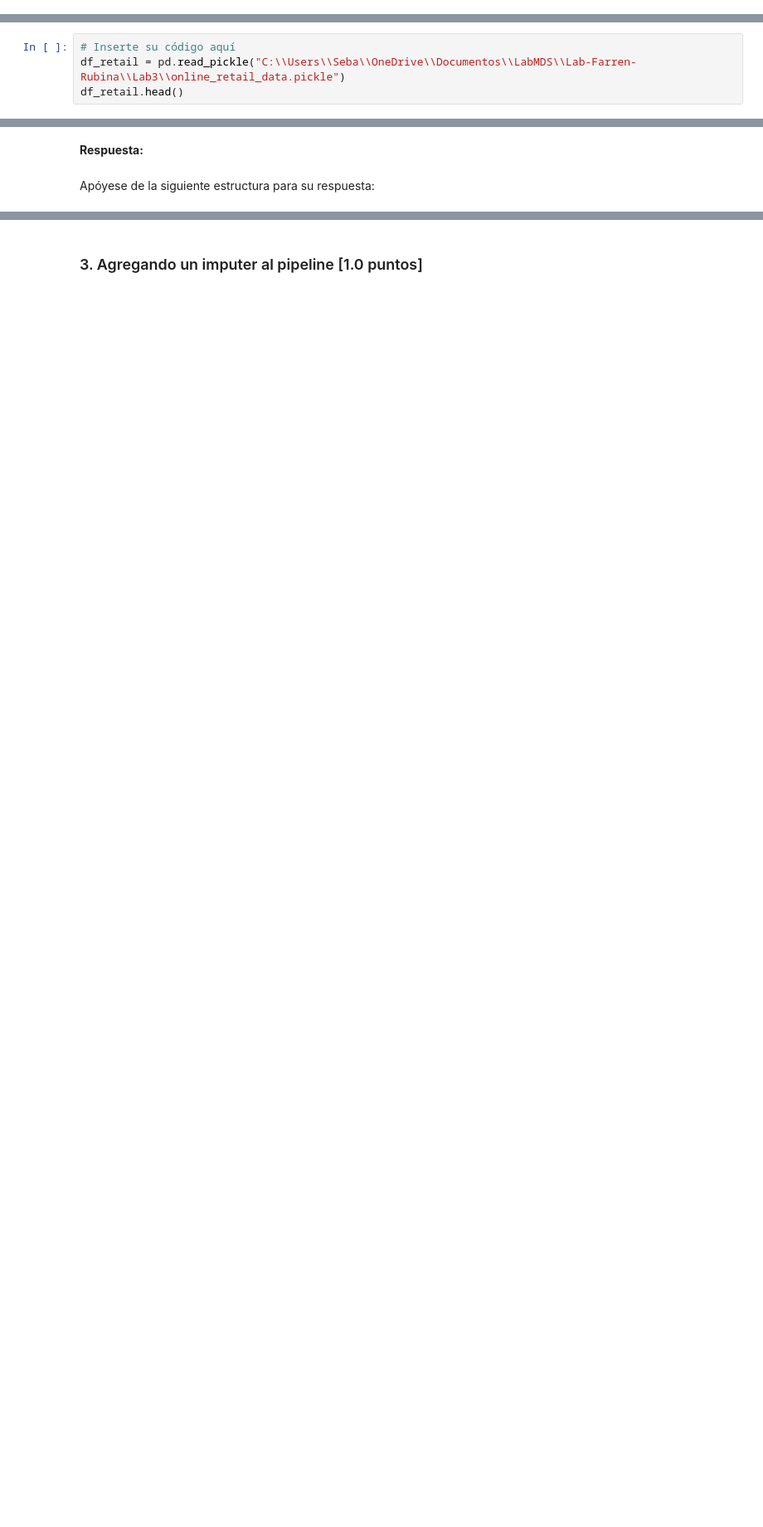
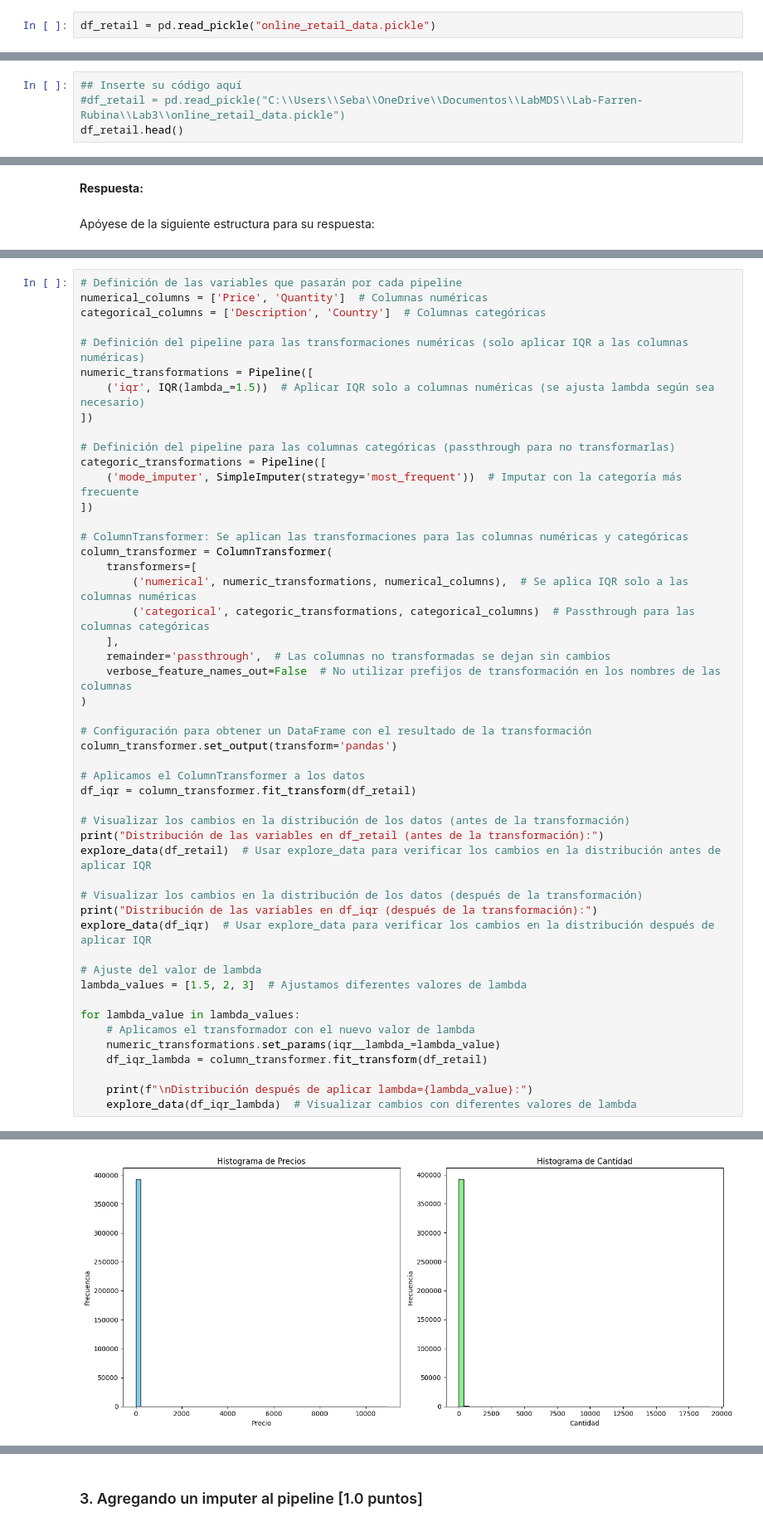
Before and after one commit to MacFarren/Lab-Farren-Rubina, a Jupyter notebook: Lab3/Lab3_Enunciado.ipynb, the cells around one changed output, grey strips where cells are left out. Shown at 83% size. Cells and saved outputs as stored; diff of their text form; blank space fills up the shorter version.

```diff
--- a/Lab3/Lab3_Enunciado.ipynb
+++ b/Lab3/Lab3_Enunciado.ipynb
@@ -75,3 +88,5 @@ Ignorando conexión drive-colab
+# %%
+df_retail = pd.read_pickle("online_retail_data.pickle")
 # %% [markdown]
 # Feature engineering en datos de retail 🛍️
 # %% [markdown]
@@ -85,8 +100,8 @@ Mr. Cheems, gerente de una cotizada tienda de retail en Europa, les solicita si
 
 Por ello, el área de ventas les entrega archivo llamado `online_retail_data.pickle` el cual usted decide cargar a continuación.
 # %%
-# Inserte su código aquí
-df_retail = pd.read_pickle("C:\\Users\\Seba\\OneDrive\\Documentos\\LabMDS\\Lab-Farren-Rubina\\Lab3\\online_retail_data.pickle")
+## Inserte su código aquí
+#df_retail = pd.read_pickle("C:\\Users\\Seba\\OneDrive\\Documentos\\LabMDS\\Lab-Farren-Rubina\\Lab3\\online_retail_data.pickle")
 df_retail.head()
 # %% [output]
 |  | Invoice | StockCode | Description | Quantity | InvoiceDate | Price | Customer ID | Country |
@@ -299,0 +348,50 @@ df_iqr = (...)
+# %%
+# Definición de las variables que pasarán por cada pipeline
+numerical_columns = ['Price', 'Quantity']  # Columnas numéricas
+categorical_columns = ['Description', 'Country']  # Columnas categóricas
+
+# Definición del pipeline para las transformaciones numéricas (solo aplicar IQR a las columnas numéricas)
+numeric_transformations = Pipeline([
+    ('iqr', IQR(lambda_=1.5))  # Aplicar IQR solo a columnas numéricas (se ajusta lambda según sea necesario)
+])
+
+# Definición del pipeline para las columnas categóricas (passthrough para no transformarlas)
+categoric_transformations = Pipeline([
+    ('mode_imputer', SimpleImputer(strategy='most_frequent'))  # Imputar con la categoría más frecuente
+])
+
+# ColumnTransformer: Se aplican las transformaciones para las columnas numéricas y categóricas
+column_transformer = ColumnTransformer(
+    transformers=[
+        ('numerical', numeric_transformations, numerical_columns),  # Se aplica IQR solo a las columnas numéricas
+        ('categorical', categoric_transformations, categorical_columns)  # Passthrough para las columnas categóricas
+    ],
+    remainder='passthrough',  # Las columnas no transformadas se dejan sin cambios
+    verbose_feature_names_out=False  # No utilizar prefijos de transformación en los nombres de las columnas
+)
+
+# Configuración para obtener un DataFrame con el resultado de la transformación
+column_transformer.set_output(transform='pandas')
+
+# Aplicamos el ColumnTransformer a los datos
+df_iqr = column_transformer.fit_transform(df_retail)
+
+# Visualizar los cambios en la distribución de los datos (antes de la transformación)
+print("Distribución de las variables en df_retail (antes de la transformación):")
+explore_data(df_retail)  # Usar explore_data para verificar los cambios en la distribución antes de aplicar IQR
+
+# Visualizar los cambios en la distribución de los datos (después de la transformación)
+print("Distribución de las variables en df_iqr (después de la transformación):")
+explore_data(df_iqr)  # Usar explore_data para verificar los cambios en la distribución después de aplicar IQR
+
+# Ajuste del valor de lambda
+lambda_values = [1.5, 2, 3]  # Ajustamos diferentes valores de lambda
+
+for lambda_value in lambda_values:
+    # Aplicamos el transformador con el nuevo valor de lambda
+    numeric_transformations.set_params(iqr__lambda_=lambda_value)
+    df_iqr_lambda = column_transformer.fit_transform(df_retail)
+
+    print(f"\nDistribución después de aplicar lambda={lambda_value}:")
+    explore_data(df_iqr_lambda)  # Visualizar cambios con diferentes valores de lambda
+# %% [output]
@@ -299,0 +399 @@ df_iqr = (...)
+[figure, added]
```
Also changed, not shown: parts of 34 cells of this notebook.
